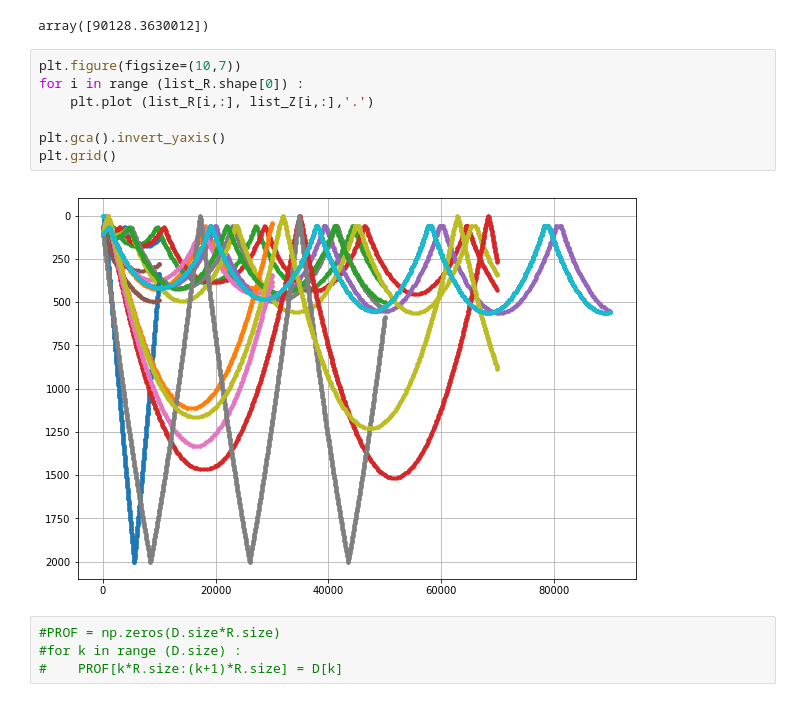
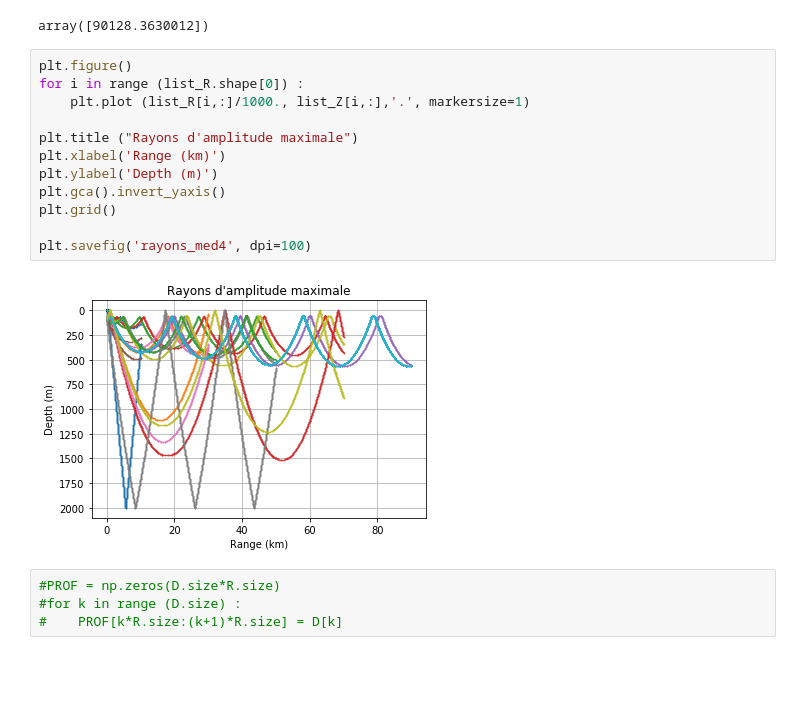
Before and after one commit to ponchama/Cognac_Acoustique, a Jupyter notebook: Bellhop/Partie5_methode_detection/Untitled.ipynb, the cells around one changed output. Saved outputs shown, nothing was run; the diff lists cells and outputs as text; blank space fills up the shorter version.

```diff
--- a/Bellhop/Partie5_methode_detection/Untitled.ipynb
+++ b/Bellhop/Partie5_methode_detection/Untitled.ipynb
@@ -1712,14 +1909,19 @@ dictE['Dist'][np.where(angles_E !=0.)]
 # %% [output]
 array([90128.3630012])
 # %%
-plt.figure(figsize=(10,7))
+plt.figure()
 for i in range (list_R.shape[0]) :
-    plt.plot (list_R[i,:], list_Z[i,:],'.')
+    plt.plot (list_R[i,:]/1000., list_Z[i,:],'.', markersize=1)
 
+plt.title ("Rayons d'amplitude maximale")
+plt.xlabel('Range (km)')
+plt.ylabel('Depth (m)')
 plt.gca().invert_yaxis()
 plt.grid()
+
+plt.savefig('rayons_med4', dpi=100)
 # %% [output]
-[figure, old version]
+[figure, new version]
 # %%
 #PROF = np.zeros(D.size*R.size)
 #for k in range (D.size) :
```
Also changed, not shown: parts of 48 cells of this notebook.
